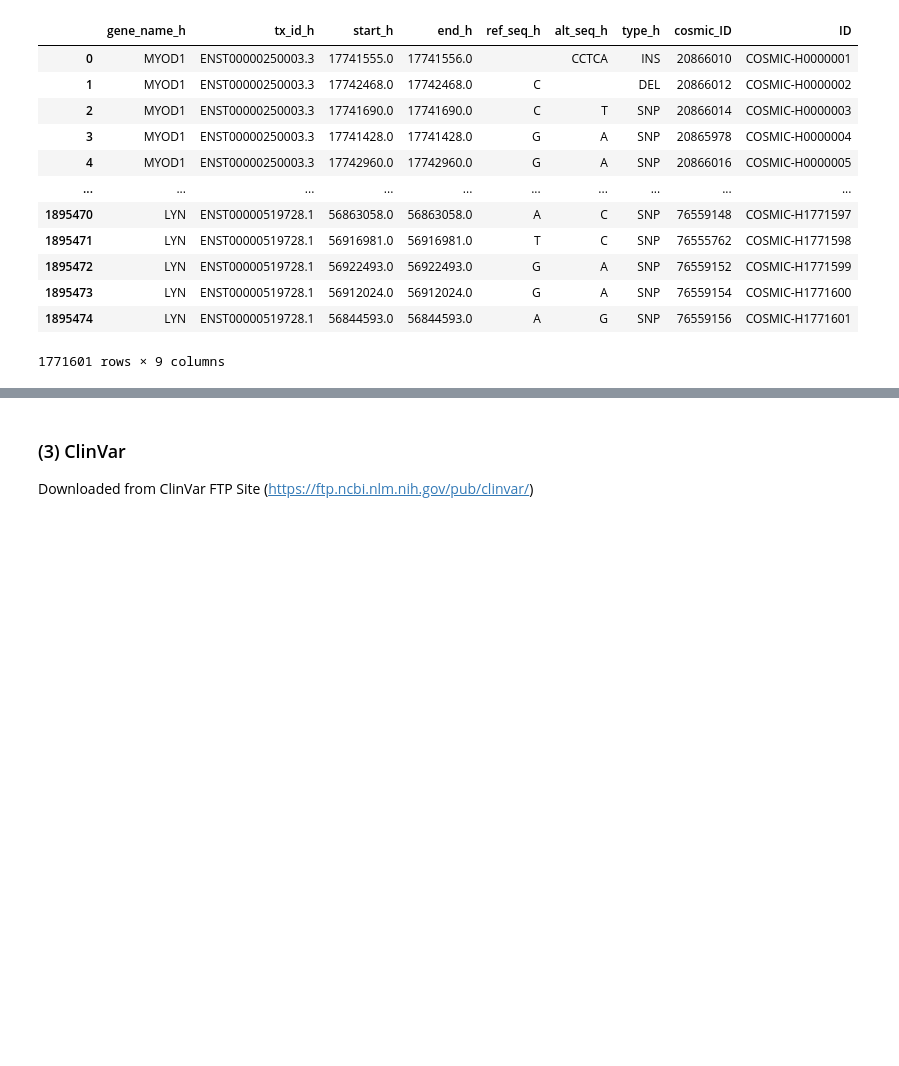
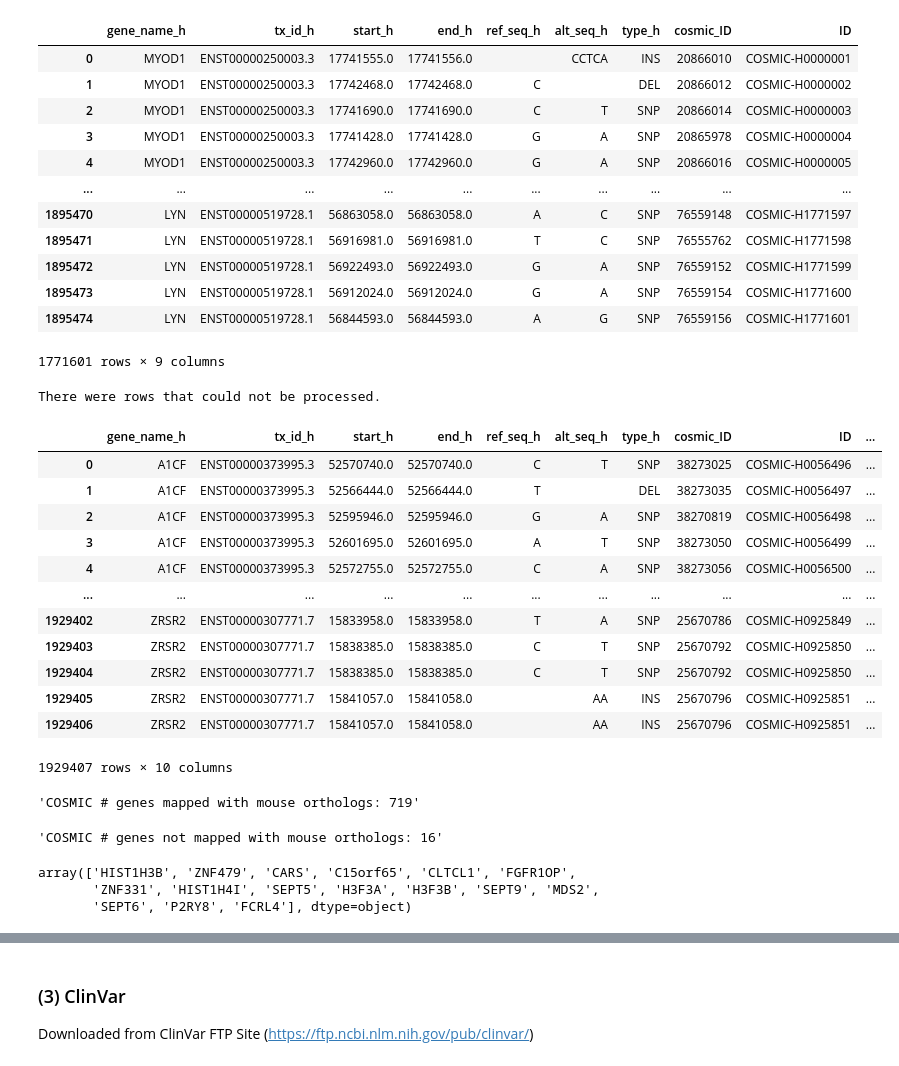
Before and after one commit to kexindon/h2m-public, a Jupyter notebook: 2_murine_mutation_database.ipynb, the cells around one changed output, grey strips where cells are left out. Saved outputs shown, nothing was run; the diff lists cells and outputs as text; code cells hidden in the pictures; blank space fills up the shorter version.

```diff
--- a/2_murine_mutation_database.ipynb
+++ b/2_murine_mutation_database.ipynb
@@ -199,0 +201,28 @@ df.to_csv('.../Output/h2m/cosmic_input.csv', index=False)
+# %%
+df_cosmic, df_wrong = h2m.query_batch(df_cosmic)
+df_cosmic
+# %% [output]
+There were rows that could not be processed.
+|  | gene_name_h | tx_id_h | start_h | end_h | ref_seq_h | alt_seq_h | type_h | cosmic_ID | ID | ... |
+| 0 | A1CF | ENST00000373995.3 | 52570740.0 | 52570740.0 | C | T | SNP | 38273025 | COSMIC-H0056496 | ... |
+| 1 | A1CF | ENST00000373995.3 | 52566444.0 | 52566444.0 | T |  | DEL | 38273035 | COSMIC-H0056497 | ... |
+| 2 | A1CF | ENST00000373995.3 | 52595946.0 | 52595946.0 | G | A | SNP | 38270819 | COSMIC-H0056498 | ... |
+| 3 | A1CF | ENST00000373995.3 | 52601695.0 | 52601695.0 | A | T | SNP | 38273050 | COSMIC-H0056499 | ... |
+| 4 | A1CF | ENST00000373995.3 | 52572755.0 | 52572755.0 | C | A | SNP | 38273056 | COSMIC-H0056500 | ... |
+| ... | ... | ... | ... | ... | ... | ... | ... | ... | ... | ... |
+| 1929402 | ZRSR2 | ENST00000307771.7 | 15833958.0 | 15833958.0 | T | A | SNP | 25670786 | COSMIC-H0925849 | ... |
+| 1929403 | ZRSR2 | ENST00000307771.7 | 15838385.0 | 15838385.0 | C | T | SNP | 25670792 | COSMIC-H0925850 | ... |
+| 1929404 | ZRSR2 | ENST00000307771.7 | 15838385.0 | 15838385.0 | C | T | SNP | 25670792 | COSMIC-H0925850 | ... |
+| 1929405 | ZRSR2 | ENST00000307771.7 | 15841057.0 | 15841058.0 |  | AA | INS | 25670796 | COSMIC-H0925851 | ... |
+| 1929406 | ZRSR2 | ENST00000307771.7 | 15841057.0 | 15841058.0 |  | AA | INS | 25670796 | COSMIC-H0925851 | ... |
+1929407 rows × 10 columns
+# %%
+l_1 = len(df_cosmic['gene_name_h'].unique())
+f'COSMIC # genes mapped with mouse orthologs: {l_1}'
+# %% [output]
+'COSMIC # genes mapped with mouse orthologs: 719'
+# %%
+l_1 = len(df_wrong['gene_name_h'].unique())
+f'COSMIC # genes not mapped with mouse orthologs: {l_1}'
+# %% [output]
+'COSMIC # genes not mapped with mouse orthologs: 16'
@@ -199,0 +231,6 @@ df.to_csv('.../Output/h2m/cosmic_input.csv', index=False)
+# %%
+df_wrong['gene_name_h'].unique()
+# %% [output]
+array(['HIST1H3B', 'ZNF479', 'CARS', 'C15orf65', 'CLTCL1', 'FGFR1OP',
+       'ZNF331', 'HIST1H4I', 'SEPT5', 'H3F3A', 'H3F3B', 'SEPT9', 'MDS2',
+       'SEPT6', 'P2RY8', 'FCRL4'], dtype=object)
```
Also changed, not shown: parts of 77 cells of this notebook, 9 other files.
